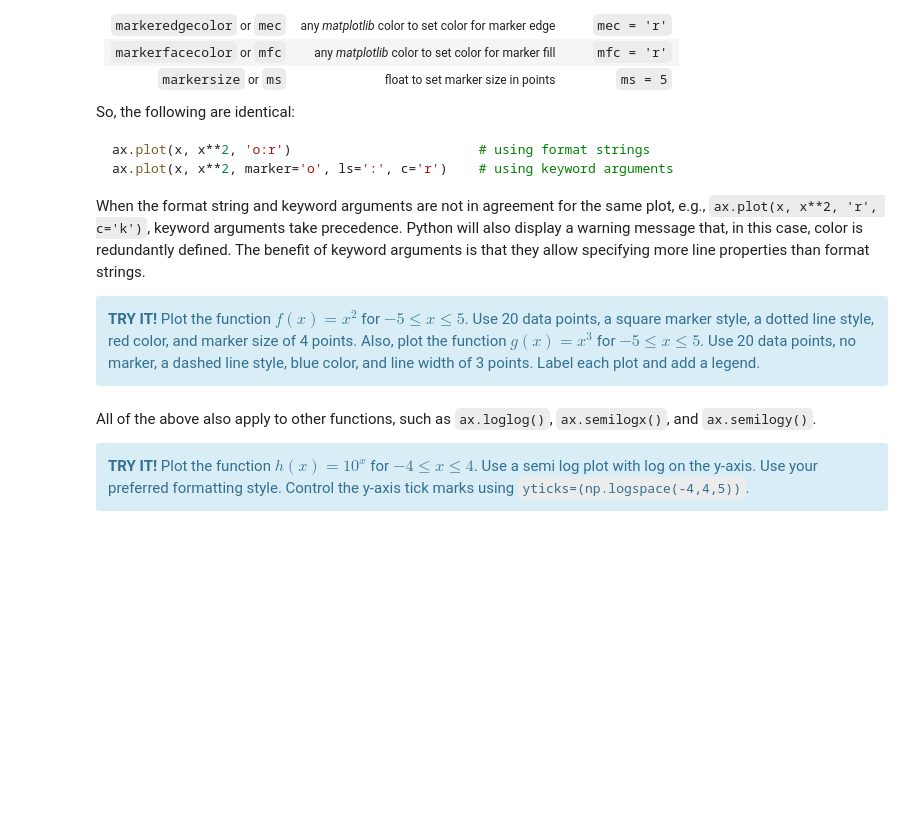
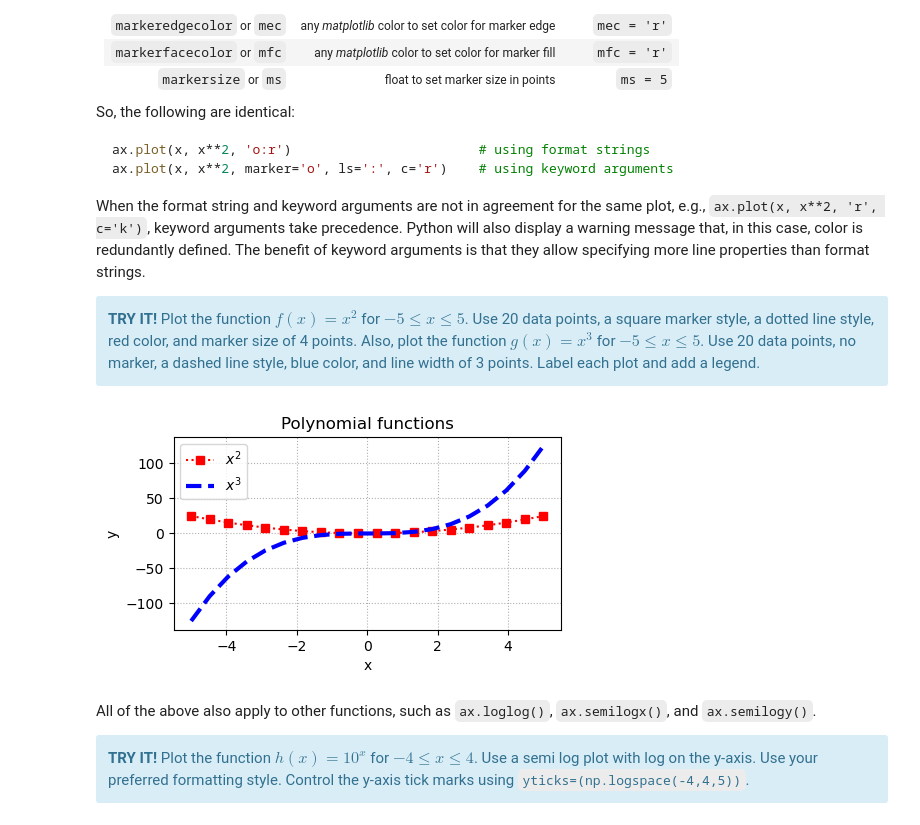
Before and after one commit to engin-7/materials-fa23, a Jupyter notebook: lec/12_plotting_sol.ipynb, the cells around one changed output. Saved outputs shown, nothing was run; the diff lists cells and outputs as text; code cells hidden in the pictures; blank space fills up the shorter version.

```diff
--- a/lec/12_plotting_sol.ipynb
+++ b/lec/12_plotting_sol.ipynb
@@ -622,27 +625,29 @@ When the format string and keyword arguments are not in agreement for the same p
 # %%
 # create figure and axes
 fig = plt.figure(figsize=(5,2.5))
 ax = plt.axes()
 
 # define x
 x = np.linspace(-5, 5, 20)
 
 # plot x^2 and x^3 and use keyword arguments to control configuration
-ax.plot(x, x**2, label='$x^2$')
-ax.plot(x, x**3, label='$x^3$')
+ax.plot(x, x**2, label='$x^2$', color='red', marker='s', ls=':')
+ax.plot(x, x**3, label='$x^3$', color='blue', ls='--', lw=3)
 
 # control multiple properties
 ax.set(title='Polynomial functions',
        xlabel='x', ylabel='y')
 
 # add grid line
 ax.grid(linestyle=':')
 
 # add legend
 ax.legend()
 
 # display the figure
 plt.show()
+# %% [output]
+[figure, added]
 # %% [markdown]
 All of the above also apply to other functions, such as `ax.loglog()`, `ax.semilogx()`, and `ax.semilogy()`.
 
```
Also changed, not shown: parts of 18 cells of this notebook, 2 other files.
